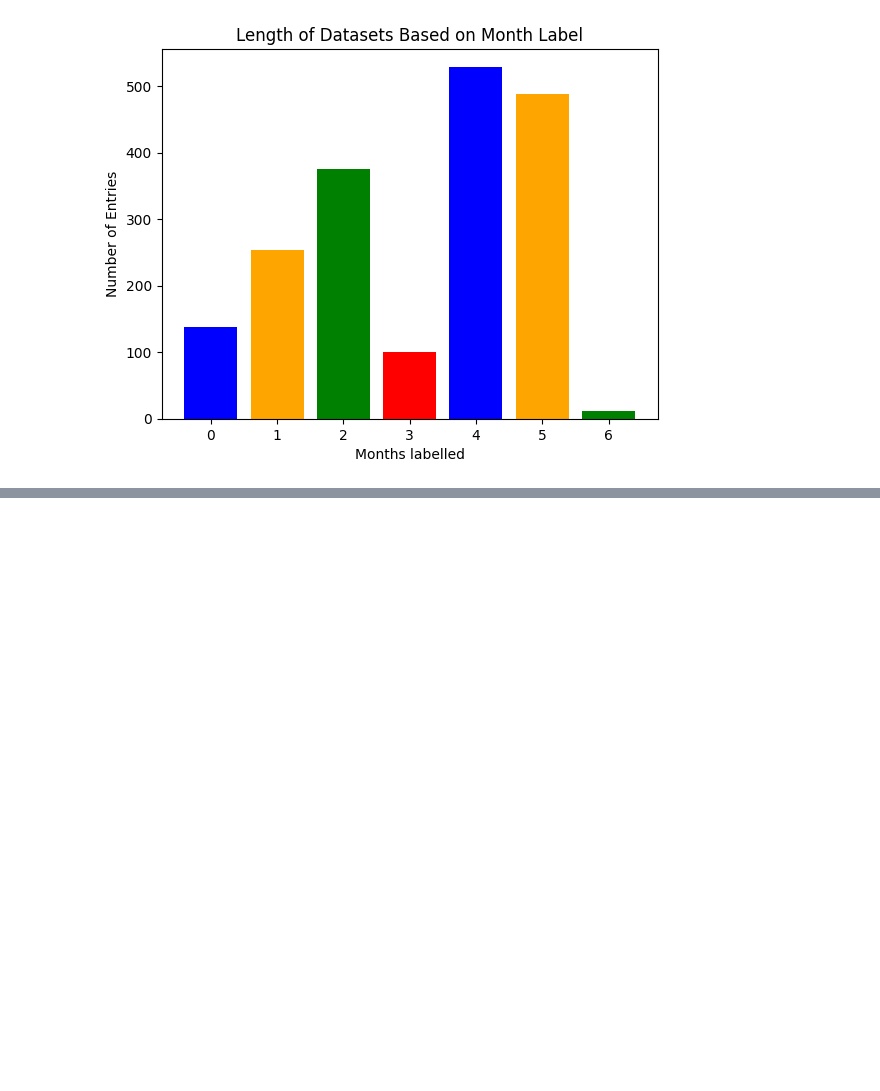
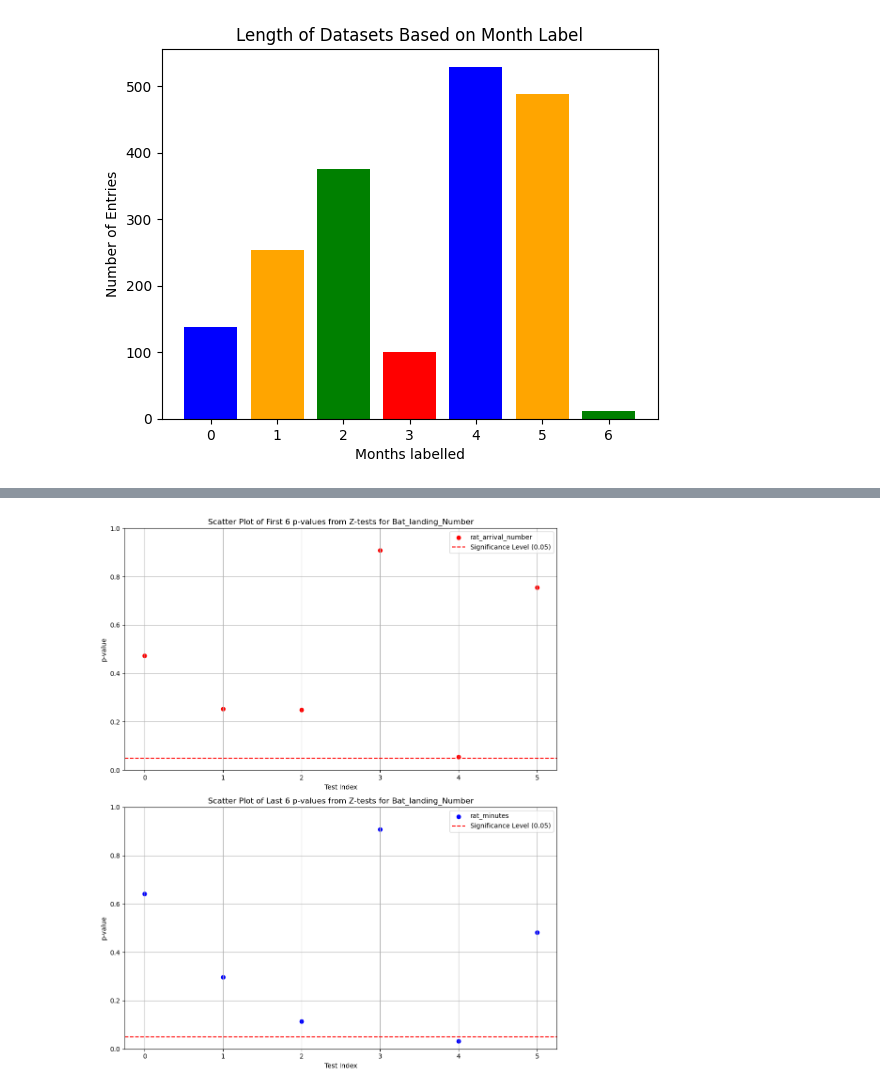
Before and after one commit to Harmonica2001/HIT_140_assessment_2, a Jupyter notebook: Assignment_3/Data_exploration_jupyter_file_V2.ipynb, the cells around one changed output, grey strips where cells are left out. Drawn from its saved outputs; the diff is of its cells as text; code cells hidden in the pictures; blank space fills up the shorter version.

```diff
--- a/Assignment_3/Data_exploration_jupyter_file_V2.ipynb
+++ b/Assignment_3/Data_exploration_jupyter_file_V2.ipynb
@@ -206,3 +237,11 @@ plt.show()
 # # Adjust layout to prevent overlap
 # plt.tight_layout()
 # plt.show()
+# %%
+cc=["1","2","3","4","5","6"]
+dd=["A","B"]
+kk=["O"]
+for x in cc:
+    for n in dd:
+        for z in kk:
+            print(f"{x},{n},{z}")
@@ -208,0 +261,18 @@ plt.show()
+# %%
+#general hypothesis test of bat fear towards rats
+#H0: bats are not scared of rats
+#H1: bats are scared of rat
+def general_two_sample_hypo(df,x,y):
+    df_above_zero = df[df[x] > 0]
+    df_zero = df[df[x] == 0]
+    z_test_value_general,p_value_test=ztest(df_above_zero[y], df_zero[y], alternative='two-sided')
+    if p_value_test >=0.05:
+        print("Bats are scared of rats")
+    else:
+        print("Bats are scared of rats")
+# %%
+for n in['rat_arrival_number', 'rat_minutes']:
+    for x in ['bat_landing_number', 'food_availability','hours_after_sunset']:
+        print(f"Hypothesis result for {n} with {x}")
+        general_two_sample_hypo(df2,n,x)
+        print("---------------------------")
@@ -482,0 +410,5 @@ See the caveats in the documentation: https://pandas.pydata.org/pandas-docs/stab
+# %%
+#for bat landing number
+p_value_grapher([df2_0, df2_1, df2_2, df2_3, df2_4, df2_5],['rat_arrival_number', 'rat_minutes'],['bat_landing_number'])
+# %% [output]
+[figure, added]
```
Also changed, not shown: parts of 14 cells of this notebook.
